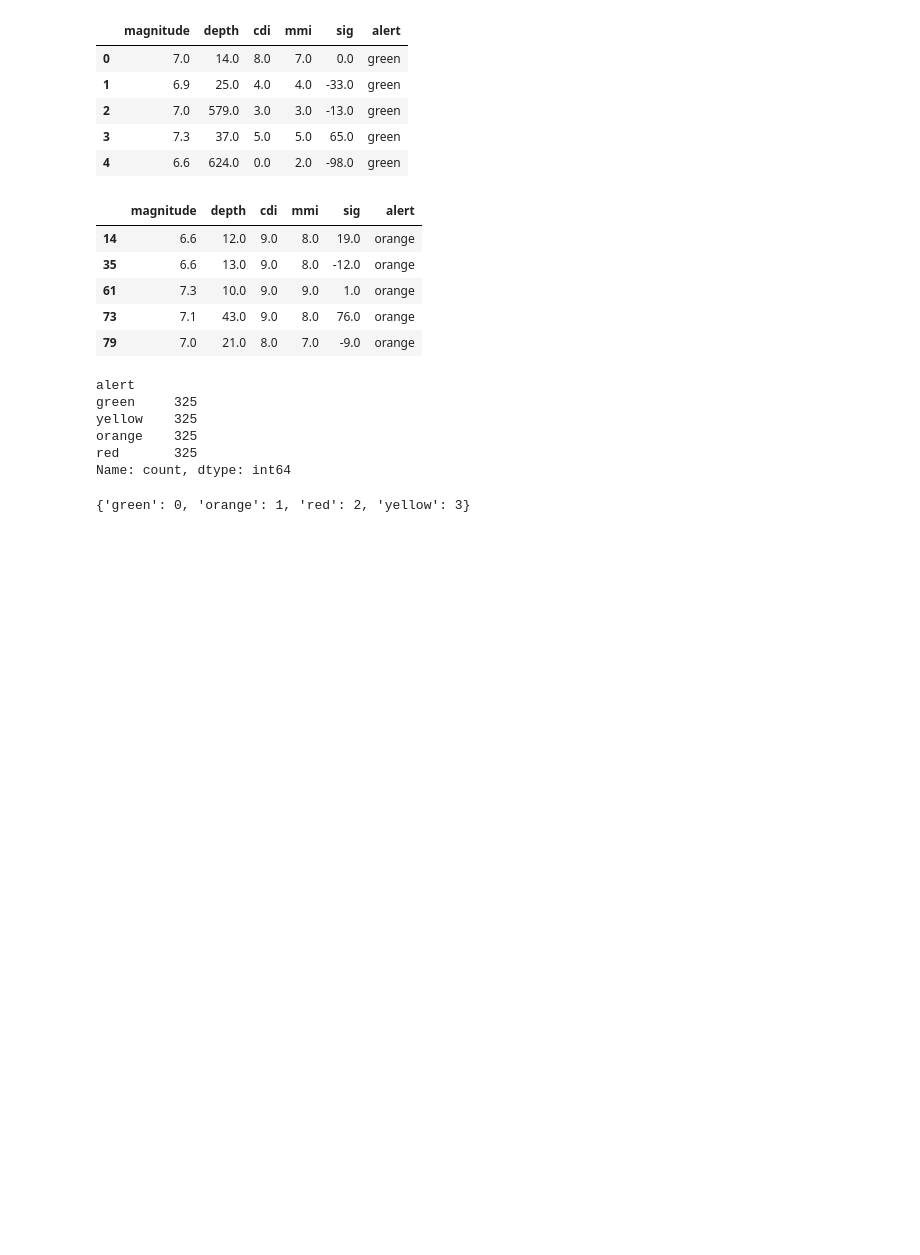
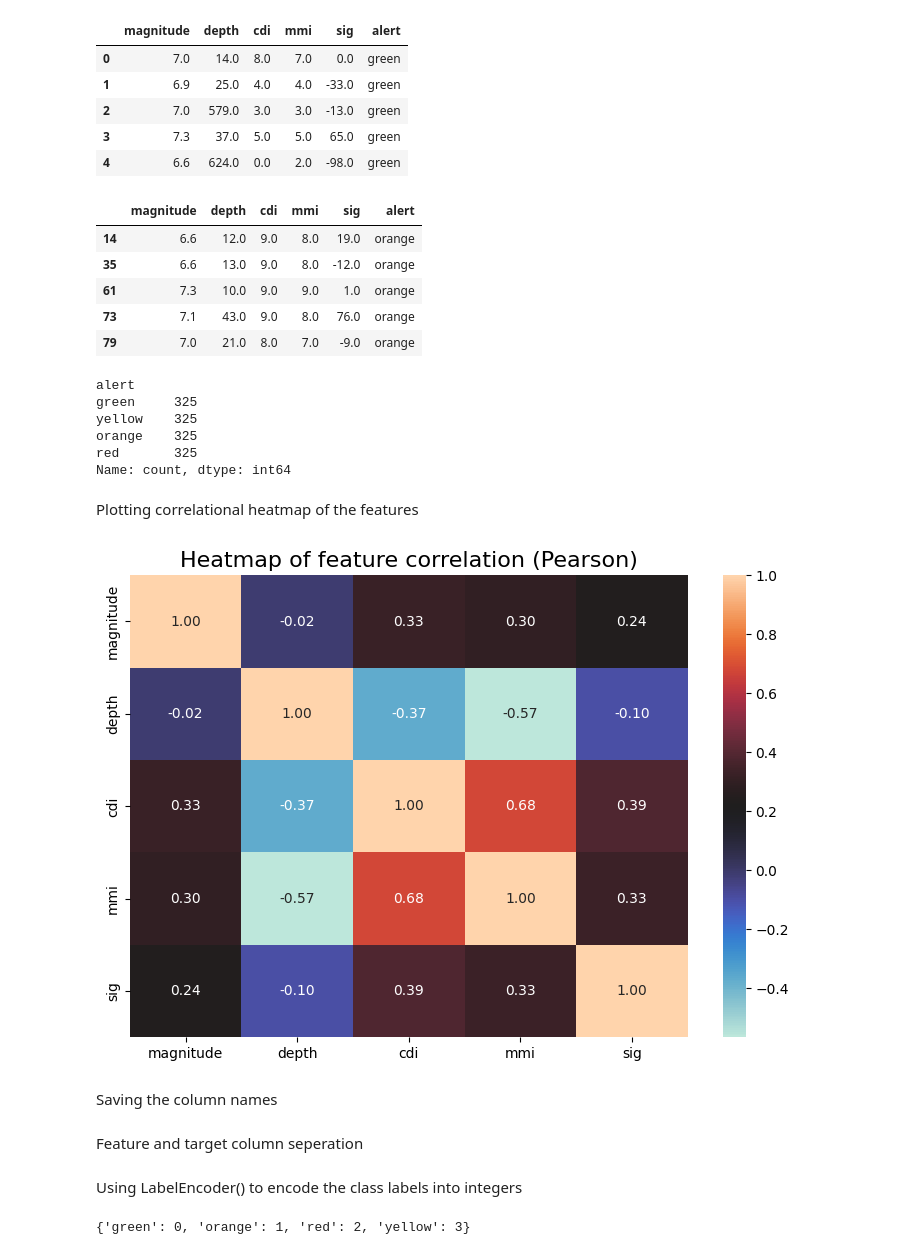
Before and after one commit to ByteBard58/SeismoSense, a Jupyter notebook: research.ipynb, the cells around one changed output. Drawn from its saved outputs; the diff is of its cells as text; code cells hidden in the pictures; blank space fills up the shorter version.

```diff
--- a/research.ipynb
+++ b/research.ipynb
@@ -49,11 +61,28 @@ yellow    325
 orange    325
 red       325
 Name: count, dtype: int64
+# %% [markdown]
+Plotting correlational heatmap of the features
+# %%
+cor = df.iloc[:,:-1].corr()
+
+plt.figure(figsize=(9,6))
+sns.heatmap(cor,cmap="icefire",annot=True,fmt=".2f")
+plt.title("Heatmap of feature correlation (Pearson)",fontdict={"fontsize":16})
+plt.show()
+# %% [output]
+[figure, added]
+# %% [markdown]
+Saving the column names
 # %%
 column_names = df.columns
+# %% [markdown]
+Feature and target column seperation
 # %%
 x = df.iloc[:,:-1].to_numpy()
 y_unenc = df.iloc[:,-1]
+# %% [markdown]
+Using LabelEncoder() to encode the class labels into integers
 # %%
 labelenc = LabelEncoder()
 y = labelenc.fit_transform(y_unenc)
```
Also changed, not shown: parts of 8 cells of this notebook.
